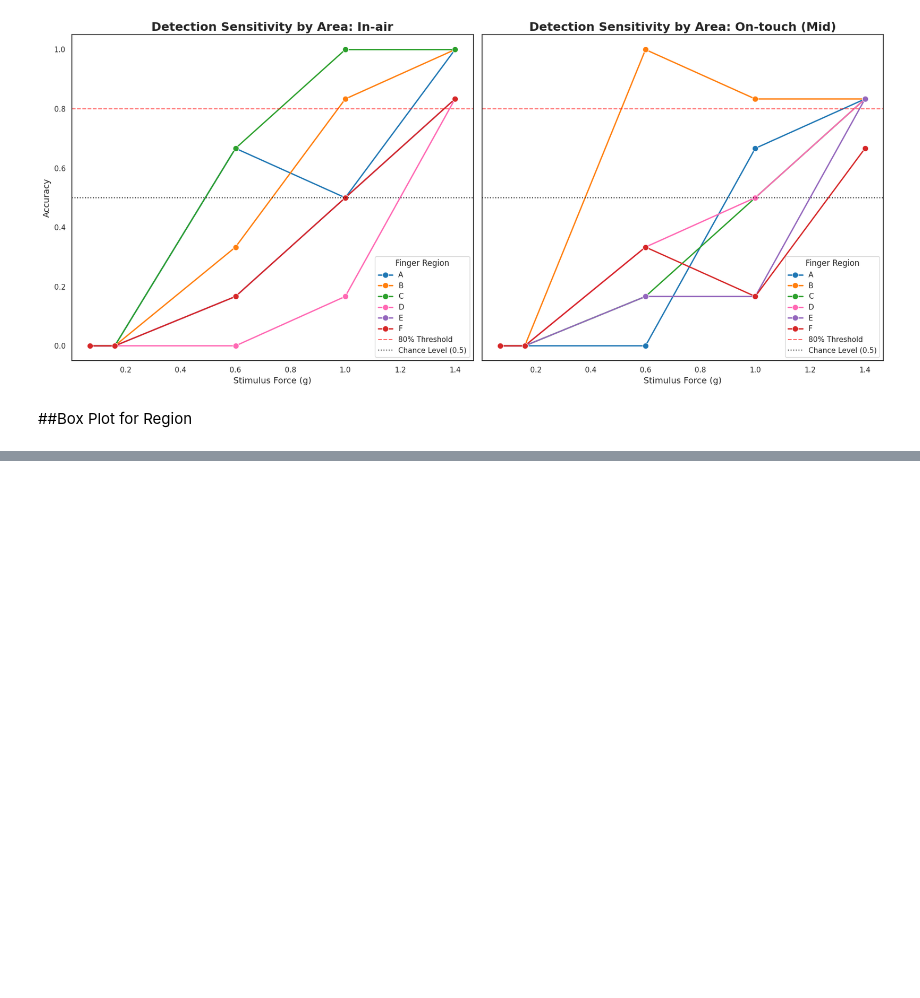
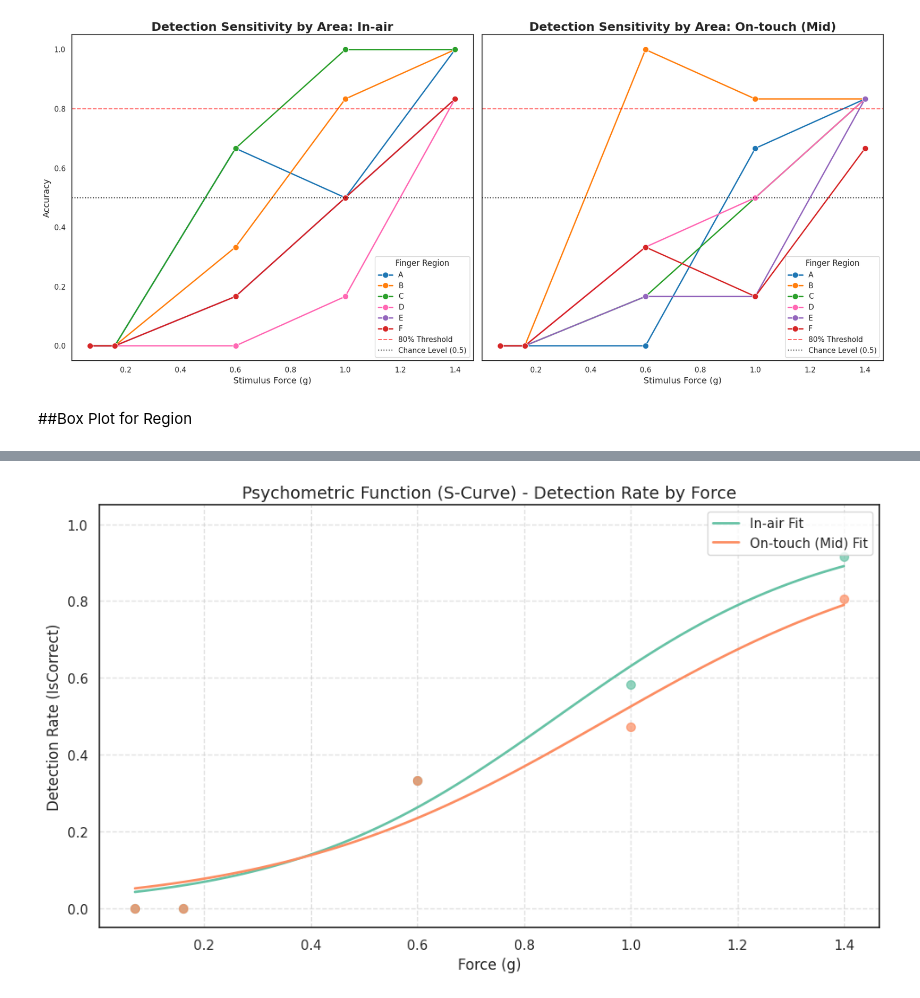
Before and after one commit to kyungeunvoyage/NailFoldExp, a Jupyter notebook: Analysis/DataAnalysis_2.ipynb, the cells around one changed output, grey strips where cells are left out. Drawn from its saved outputs; the diff is of its cells as text; code cells hidden in the pictures; blank space fills up the shorter version.

```diff
--- a/Analysis/DataAnalysis_2.ipynb
+++ b/Analysis/DataAnalysis_2.ipynb
@@ -663,0 +719,83 @@ else:
+# %%
+import pandas as pd
+import numpy as np
+import matplotlib.pyplot as plt
+import seaborn as sns
+import glob
+import os
+from scipy.optimize import curve_fit
+
+# 1. 모든 AbsoluteThresholdDetection.csv 파일 자동 로드 및 통합
+file_pattern = 'P*_AbsoluteThresholdDetection.csv'
+all_files = glob.glob(file_pattern)
+
+if not all_files:
+    print("분석할 CSV 파일을 찾을 수 없습니다. 파일명을 확인해주세요.")
+else:
+    # 데이터 통합
+    df_list = [pd.read_csv(f) for f in all_files]
+    df = pd.concat(df_list, ignore_index=True)
+
+    # 2. 데이터 전처리: 'Force' 컬럼의 'g' 제거 후 숫자로 변환
+    df['Force_val'] = df['Force'].str.replace('g', '').astype(float)
+
+    # 3. 각 Condition과 Force별로 정답률(IsCorrect 평균) 계산
+    # IsCorrect가 1이면 감지 성공, 0이면 실패로 간주
+    agg_df = df.groupby(['Condition', 'Force_val'])['IsCorrect'].mean().reset_index()
+
+    # 4. 시그모이드(S-curve) 함수 정의 (Logistic function)
+    def sigmoid(x, L, x0, k, b):
+        # L: 최대값, x0: 중간점(심리적 역치), k: 곡선 기울기, b: 최소값
+        return b + (L - b) / (1 + np.exp(-k * (x - x0)))
+
+    # 5. 시각화 및 피팅
+    plt.figure(figsize=(10, 6))
+    conditions = agg_df['Condition'].unique()
+
+    # 색상 지정을 위한 팔레트
+    palette = sns.color_palette("Set2", len(conditions))
+
+    for i, cond in enumerate(conditions):
+        subset = agg_df[agg_df['Condition'] == cond]
+        x_data = subset['Force_val'].values
+        y_data = subset['IsCorrect'].values
+
+        # 초기 추정치 [L, x0, k, b]
+        p0 = [1.0, np.median(x_data), 5.0, 0.0]
+
+        try:
+            # 곡선 피팅 (최소/최대 경계값 설정)
+            popt, _ = curve_fit(sigmoid, x_data, y_data, p0,
+                                bounds=([0.8, 0, 0, 0], [1.0, 2.0, 20.0, 0.5]),
+                                maxfev=5000)
+
+            # 매끄러운 곡선을 위한 데이터 생성
+            x_fit = np.linspace(x_data.min(), x_data.max(), 100)
+            y_fit = sigmoid(x_fit, *popt)
+
+            # 산점도 및 S-curve 그리기
+            plt.plot(x_fit, y_fit, label=f'{cond} Fit', color=palette[i], lw=2)
+            plt.scatter(x_data, y_data, color=palette[i], s=50, alpha=0.7)
+
+            # 역치(Threshold, 50% 지점 혹은 중간점) 표시 (선택 사항)
+            print(f"[{cond}] Estimated Threshold (x0): {popt[1]:.3f} g")
+
+        except Exception as e:
+            print(f"{cond} 피팅 실패: {e}")
+            plt.scatter(x_data, y_data, label=f'{cond} (Data only)', color=palette[i])
+
+    plt.title('Psychometric Function (S-Curve) - Detection Rate by Force', fontsize=14)
+    plt.xlabel('Force (g)', fontsize=12)
+    plt.ylabel('Detection Rate (IsCorrect)', fontsize=12)
+    plt.ylim(-0.05, 1.05)
+    plt.legend()
+    plt.grid(True, linestyle='--', alpha=0.6)
+    plt.tight_layout()
+
+    # 결과 저장
+    plt.savefig('s_curve_result.png')
+    plt.show()
+
+    # 통합된 데이터의 평균값 확인용 저장
+    agg_df.to_csv('aggregated_results.csv', index=False)
+# %% [output]
@@ -663,0 +804 @@ else:
+[figure, added]
```
Also changed, not shown: parts of 10 cells of this notebook.
